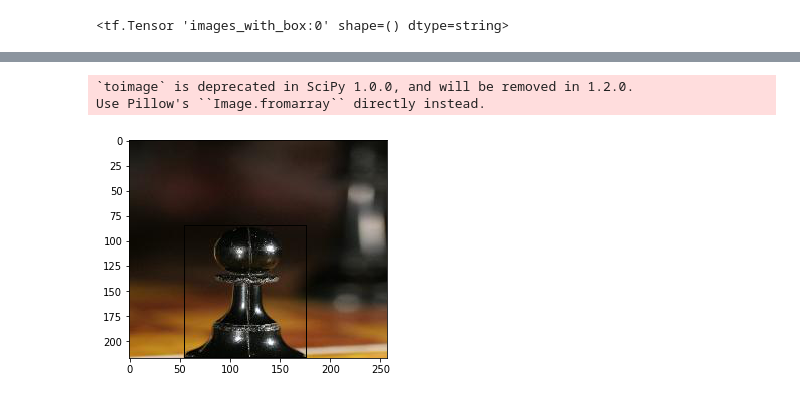
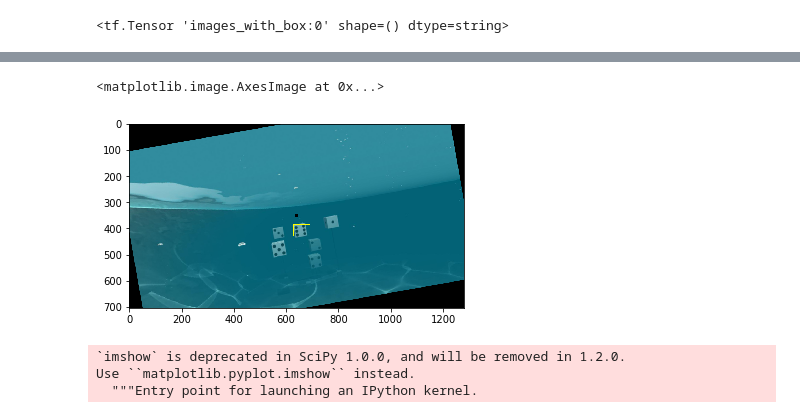
Before and after one commit to Simikamali/image_augment, a Jupyter notebook: DataAug.ipynb, the cells around one changed output, grey strips where cells are left out. Cells and saved outputs as stored; diff of their text form; code cells hidden in the pictures.

```diff
--- a/DataAug.ipynb
+++ b/DataAug.ipynb
@@ -72,2 +222,7 @@ Use Pillow's ``Image.fromarray`` directly instead.
+# %%
+tf_img = tf.convert_to_tensor(np.expand_dims(rotated,0), np.float32)
+tf_box = tf.convert_to_tensor(new_box, np.float32)
+# %%
+image_with_box = tf.image.draw_bounding_boxes(tf_img,tf_box)
 # %%
-old_box = sess.run(box)
+image = sess.run(image_with_box)
@@ -102,11 +229,5 @@ distorted_with_box = tf.image.draw_bounding_boxes(img,new_box)
-# %%
-image = (sess.run(distorted_with_box))
-image = misc.toimage(image[-1,:,:,:])
-# %% [output]
-`toimage` is deprecated in SciPy 1.0.0, and will be removed in 1.2.0.
-Use Pillow's ``Image.fromarray`` directly instead.
 # %%
-plt.imshow(image)
-plt.show()
+plt.imshow(image[-1,:,:,:])
 # %% [output]
+<matplotlib.image.AxesImage at 0x...>
-[figure, old version]
+[figure, new version]
@@ -115,0 +234,6 @@ plt.show()
+# %%
+misc.imshow(image[-1,:,:,:])
+# %% [output]
+`imshow` is deprecated in SciPy 1.0.0, and will be removed in 1.2.0.
+Use ``matplotlib.pyplot.imshow`` instead.
+  """Entry point for launching an IPython kernel.
```
Also changed, not shown: parts of 39 cells of this notebook, 1 other file.
